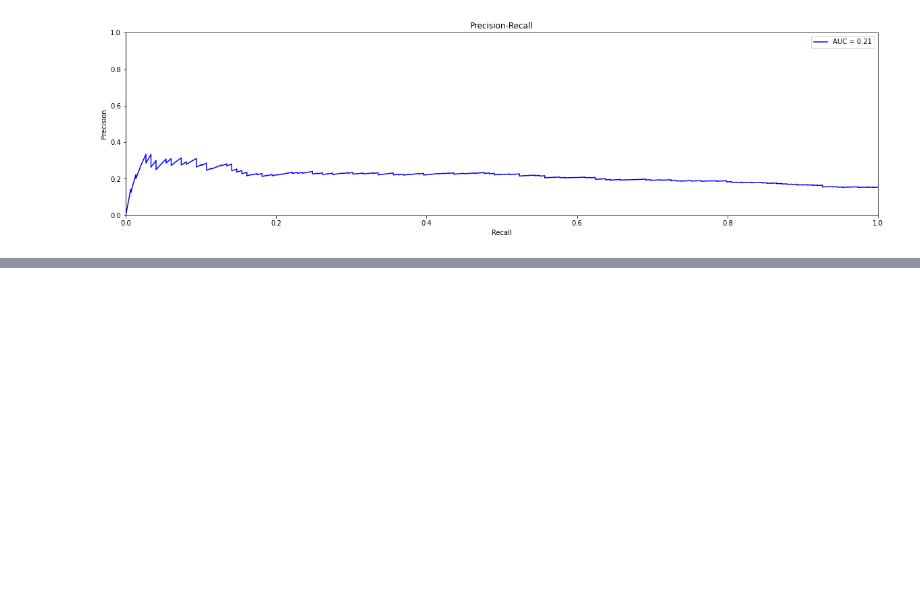
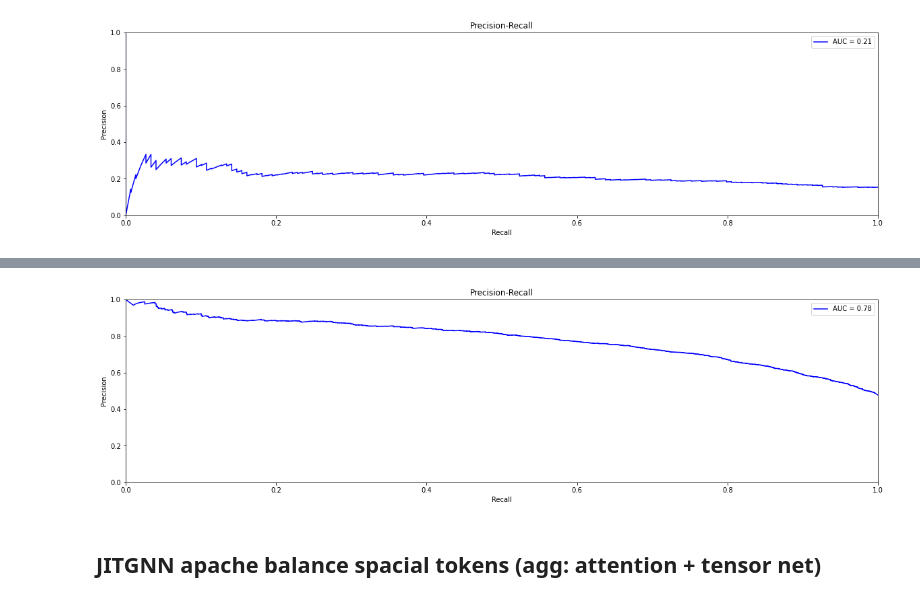
Before and after one commit to uw-swag/jit-bugpred, a Jupyter notebook: notebooks/jitgnn.ipynb, the cells around one changed output, grey strips where cells are left out. Saved outputs shown, nothing was run; the diff lists cells and outputs as text; code cells hidden in the pictures; blank space fills up the shorter version.

```diff
--- a/notebooks/jitgnn.ipynb
+++ b/notebooks/jitgnn.ipynb
@@ -560,0 +657,16 @@ plt.show()
+# %%
+p, r, _ = precision_recall_curve(df['y_true'], df['y_score'])
+
+plt.clf()
+plt.title('Precision-Recall')
+plt.plot(r, p, 'b', label='AUC = %0.2f' % metrics.auc(r, p))
+plt.legend(loc='upper right')
+plt.xlim([0, 1])
+plt.ylim([0, 1])
+plt.ylabel('Precision')
+plt.xlabel('Recall')
+plt.show()
+# %% [output]
+[figure, added]
+# %% [markdown]
+## JITGNN apache balance spacial tokens (agg: attention + tensor net)
```
Also changed, not shown: parts of 28 cells of this notebook, 3 other files.
